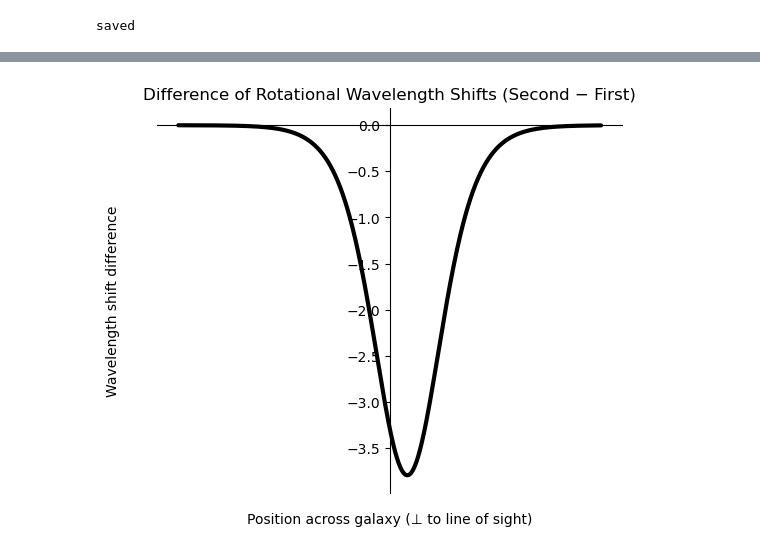
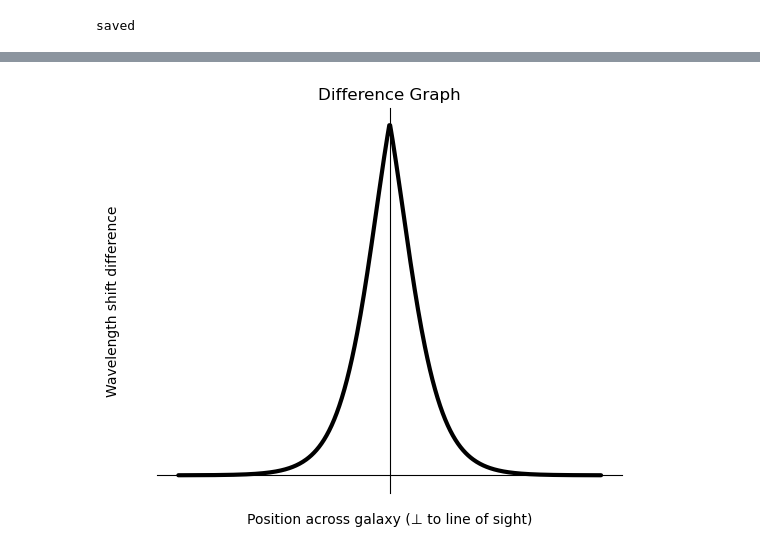
Before and after one commit to Donjohn-Donson/dark-matter-alternative, a Jupyter notebook: Python-files/Graph_code/Galaxy rotation simple.ipynb, the cells around one changed output, grey strips where cells are left out. Drawn from its saved outputs; the diff is of its cells as text; code cells hidden in the pictures.

```diff
--- a/Python-files/Graph_code/Galaxy rotation simple.ipynb
+++ b/Python-files/Graph_code/Galaxy rotation simple.ipynb
@@ -112,28 +112,38 @@ C:\Users\Jonah\code\Research\plasma-quantum-group\dark-matter-alternative\Python
 saved
 # %%
-# Third graph: difference between the second (shifted) and first (original) curves
-delta_lambda3 = delta_lambda2 - delta_lambda
+# --- Heuristic "mystery force" curve — symmetric by construction ---
+# Instead of shifting the signed curve f(x) by d and subtracting,
+# work in unsigned radius r = |x|. Both terms below depend only on r,
+# so D(x) = D(-x) exactly, for any value of `shift`.
+
+shift = 2.5          # heuristic center offset, for illustration only
+r = np.abs(x)        # unsigned galactocentric radius
+
+f = lambda rr: v_max * np.tanh(rr / r_scale)   # same rotation-curve shape as before
+
+delta_lambda3 = lambda0 * (f(r + shift) - f(r)) / c
 
 fig3, ax3 = plt.subplots(figsize=(6, 5))
 fig3.patch.set_facecolor('white')
 ax3.set_facecolor('white')
 
 ax3.plot(x, delta_lambda3, color='black', lw=3, solid_capstyle='round')
 
 ax3.set_xlabel('Position across galaxy (⊥ to line of sight)')
 ax3.set_ylabel('Wavelength shift difference')
 ax3.xaxis.set_label_coords(0.5, -0.05)
 ax3.yaxis.set_label_coords(-0.08, 0.5)
 ax3.set_xticks([])
+ax3.set_yticks([])
 
-ax3.set_title('Difference of Rotational Wavelength Shifts (Second − First)')
+ax3.set_title('Difference Graph')
 
 ax3.spines['left'].set_position(('data', 0))
 ax3.spines['bottom'].set_position(('data', 0))
 ax3.spines['top'].set_visible(False)
 ax3.spines['right'].set_visible(False)
 # %% [output]
-[figure, old version]
+[figure, new version]
 # %%
 fig3.tight_layout()
 
```
Also changed, not shown: parts of 5 cells of this notebook, 9 other files.
